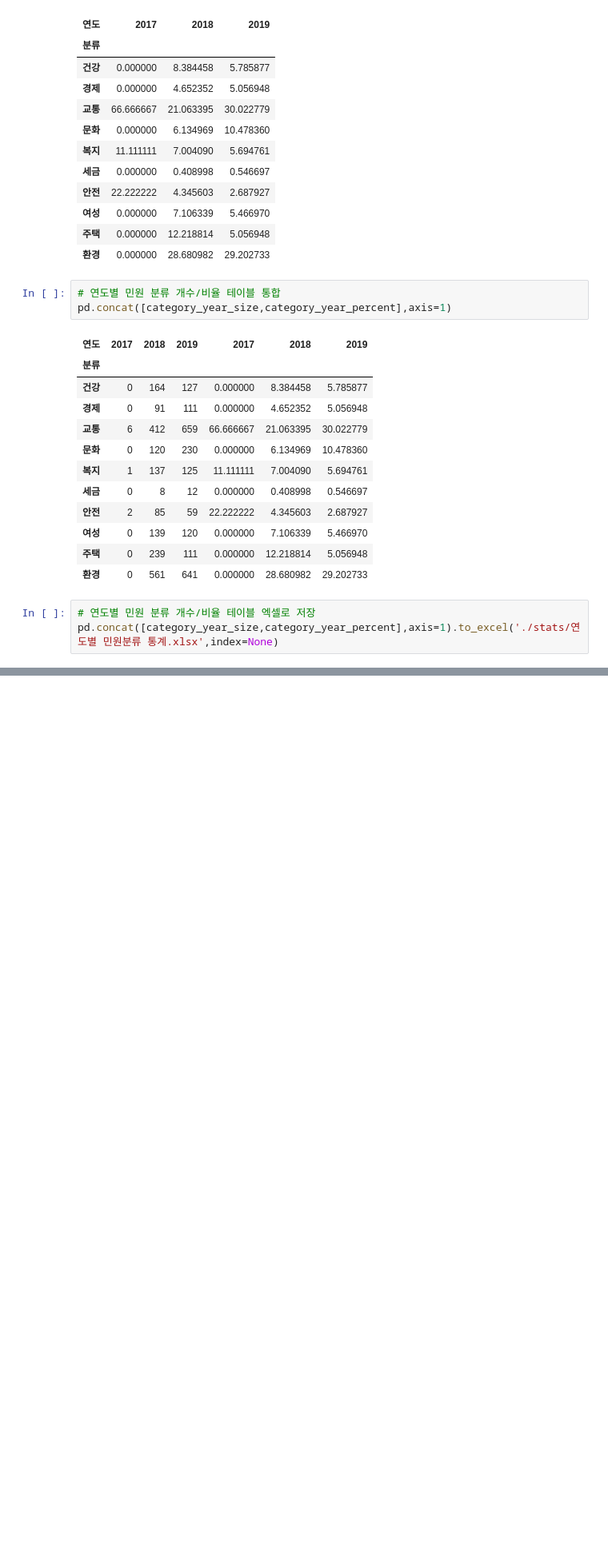
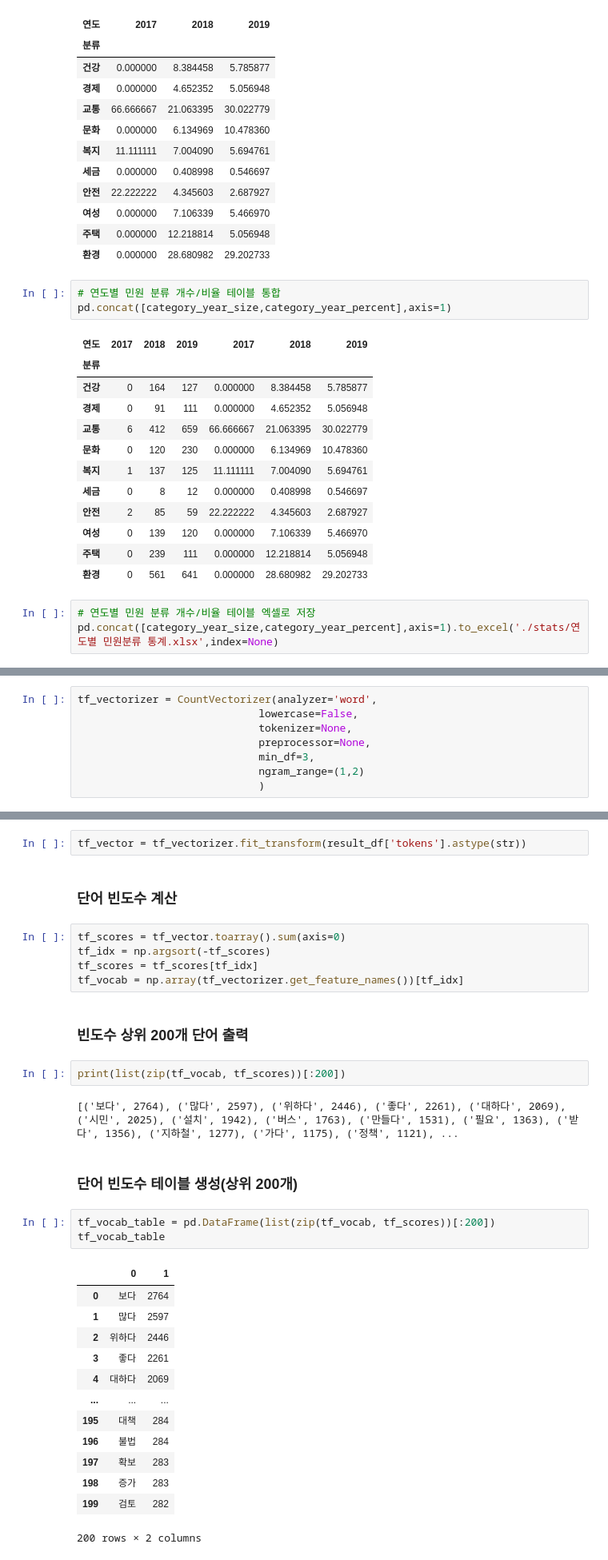
Before and after one commit to SeoulDigitalFoundation/VoiceOfSeoul_AnalysisGuide, a Jupyter notebook: 03stats.ipynb, the cells around one changed output, grey strips where cells are left out. Shown at 80% size. Cells and saved outputs as stored; diff of their text form; blank space fills up the shorter version.

```diff
--- a/03stats.ipynb
+++ b/03stats.ipynb
@@ -156,0 +161,8 @@ pd.concat([category_year_size,category_year_percent],axis=1).to_excel('./stats/
+# %%
+tf_vectorizer = CountVectorizer(analyzer='word',
+                             lowercase=False,
+                             tokenizer=None,
+                             preprocessor=None,
+                             min_df=3,
+                             ngram_range=(1,2)
+                             )
@@ -156,0 +171,34 @@ pd.concat([category_year_size,category_year_percent],axis=1).to_excel('./stats/
+# %%
+tf_vector = tf_vectorizer.fit_transform(result_df['tokens'].astype(str))
+# %% [markdown]
+### 단어 빈도수 계산
+# %%
+tf_scores = tf_vector.toarray().sum(axis=0)
+tf_idx = np.argsort(-tf_scores)
+tf_scores = tf_scores[tf_idx]
+tf_vocab = np.array(tf_vectorizer.get_feature_names())[tf_idx]
+# %% [markdown]
+### 빈도수 상위 200개 단어 출력
+# %%
+print(list(zip(tf_vocab, tf_scores))[:200])
+# %% [output]
+[('보다', 2764), ('많다', 2597), ('위하다', 2446), ('좋다', 2261), ('대하다', 2069), ('시민', 2025), ('설치', 1942), ('버스', 1763), ('만들다', 1531), ('필요', 1363), ('받다', 1356), ('지하철', 1277), ('가다', 1175), ('정책', 1121), ...
+# %% [markdown]
+### 단어 빈도수 테이블 생성(상위 200개)
+# %%
+tf_vocab_table = pd.DataFrame(list(zip(tf_vocab, tf_scores))[:200])
+tf_vocab_table
+# %% [output]
+|  | 0 | 1 |
+| 0 | 보다 | 2764 |
+| 1 | 많다 | 2597 |
+| 2 | 위하다 | 2446 |
+| 3 | 좋다 | 2261 |
+| 4 | 대하다 | 2069 |
+| ... | ... | ... |
+| 195 | 대책 | 284 |
+| 196 | 불법 | 284 |
+| 197 | 확보 | 283 |
+| 198 | 증가 | 283 |
+| 199 | 검토 | 282 |
+200 rows × 2 columns
```
Also changed, not shown: parts of 7 cells of this notebook.
